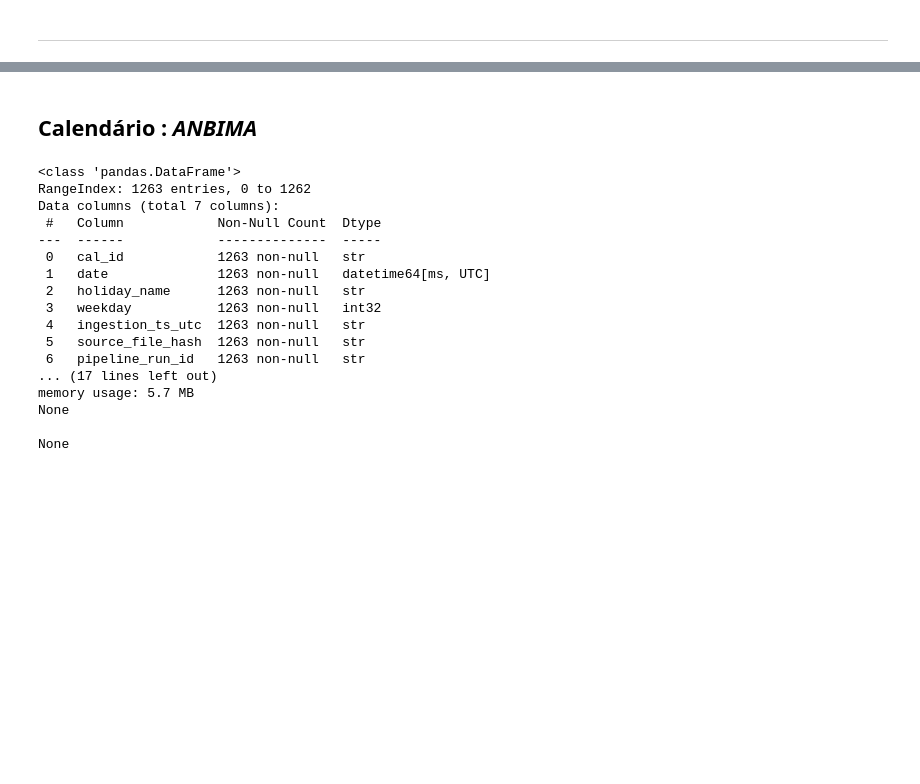
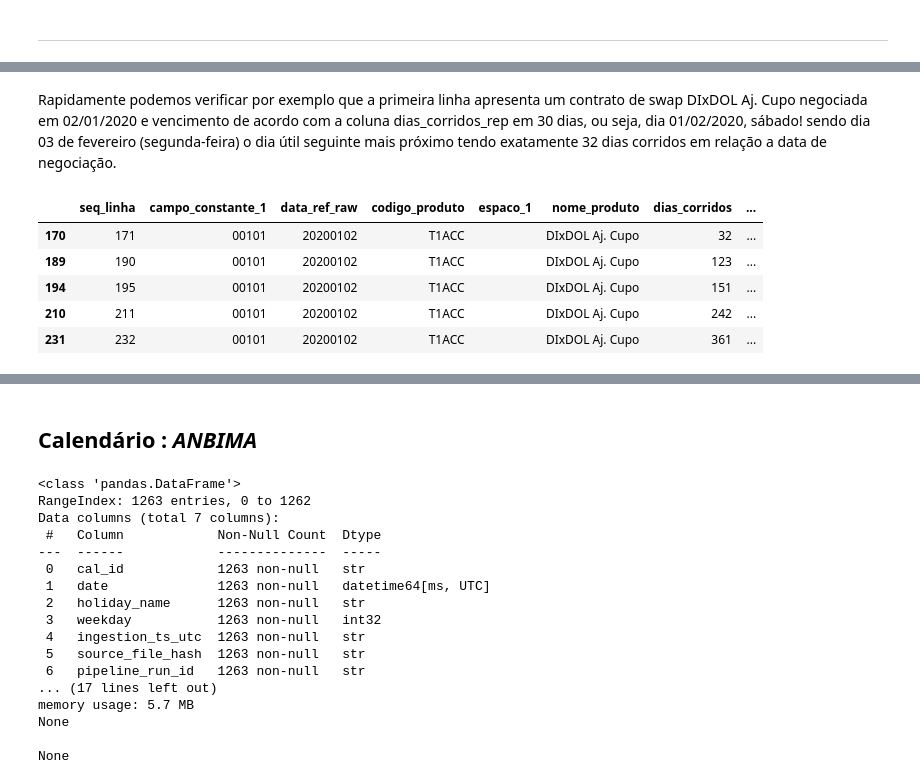
Before and after one commit to JuanRocha01/ML-ETTJ26, a Jupyter notebook: study/trusted.ipynb, the cells around one changed output, grey strips where cells are left out. Drawn from its saved outputs; the diff is of its cells as text; code cells hidden in the pictures; blank space fills up the shorter version.

```diff
--- a/study/trusted.ipynb
+++ b/study/trusted.ipynb
@@ -1302,0 +1611,12 @@ Length: 19, dtype: datetime64[us, UTC]
+# %% [markdown]
+Rapidamente podemos verificar por exemplo que a primeira linha apresenta um contrato de swap DIxDOL Aj. Cupo negociada em 02/01/2020 e vencimento de acordo com a coluna dias_corridos_rep em 30 dias, ou seja, dia 01/02/2020, sábado! sendo dia 03 de fevereiro (segunda-feira) o dia útil seguinte mais próximo tendo exatamente 32 dias corridos em relação a data de negociação.
+# %%
+diff_days = swaps_df[swaps_df["dias_corridos"] != swaps_df["dias_corridos_rep"]]
+diff_days.head()
+# %% [output]
+|  | seq_linha | campo_constante_1 | data_ref_raw | codigo_produto | espaco_1 | nome_produto | dias_corridos | ... |
+| 170 | 171 | 00101 | 20200102 | T1ACC |  | DIxDOL Aj. Cupo | 32 | ... |
+| 189 | 190 | 00101 | 20200102 | T1ACC |  | DIxDOL Aj. Cupo | 123 | ... |
+| 194 | 195 | 00101 | 20200102 | T1ACC |  | DIxDOL Aj. Cupo | 151 | ... |
+| 210 | 211 | 00101 | 20200102 | T1ACC |  | DIxDOL Aj. Cupo | 242 | ... |
+| 231 | 232 | 00101 | 20200102 | T1ACC |  | DIxDOL Aj. Cupo | 361 | ... |
```
Also changed, not shown: parts of 45 cells of this notebook, 15 other files.
